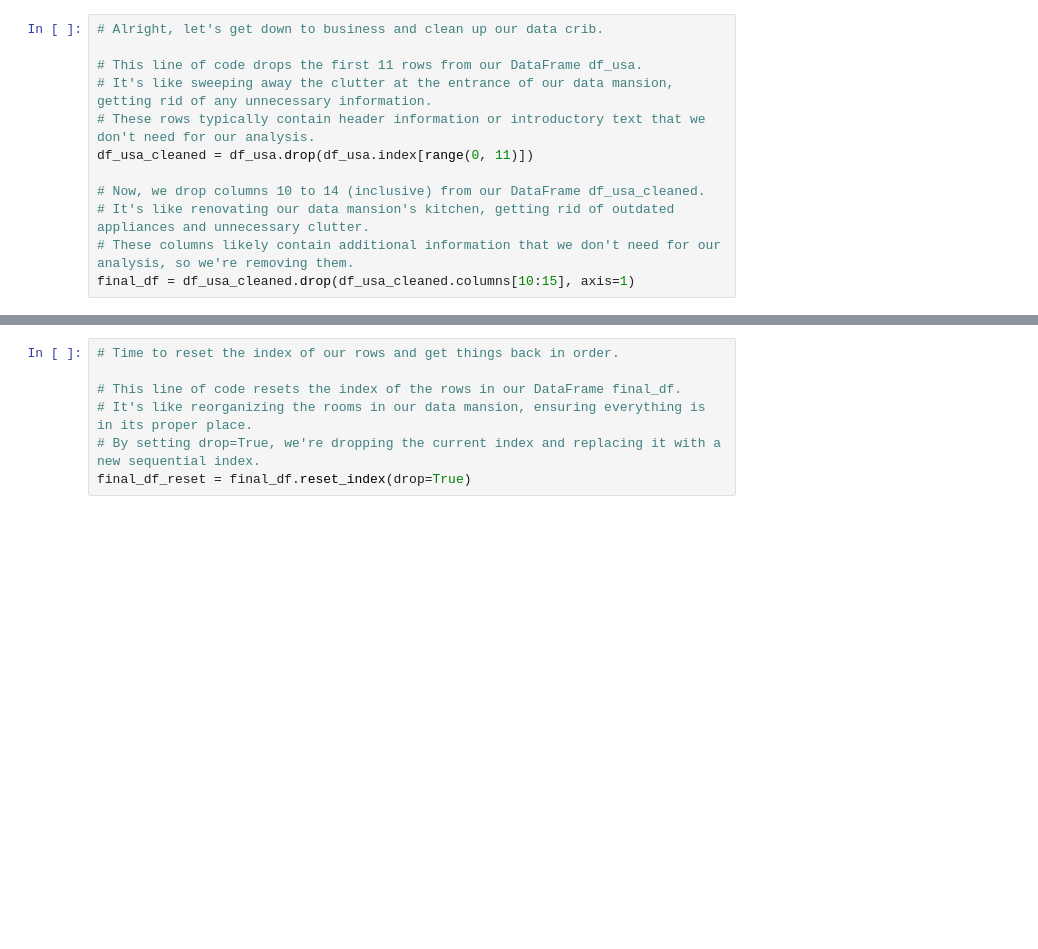
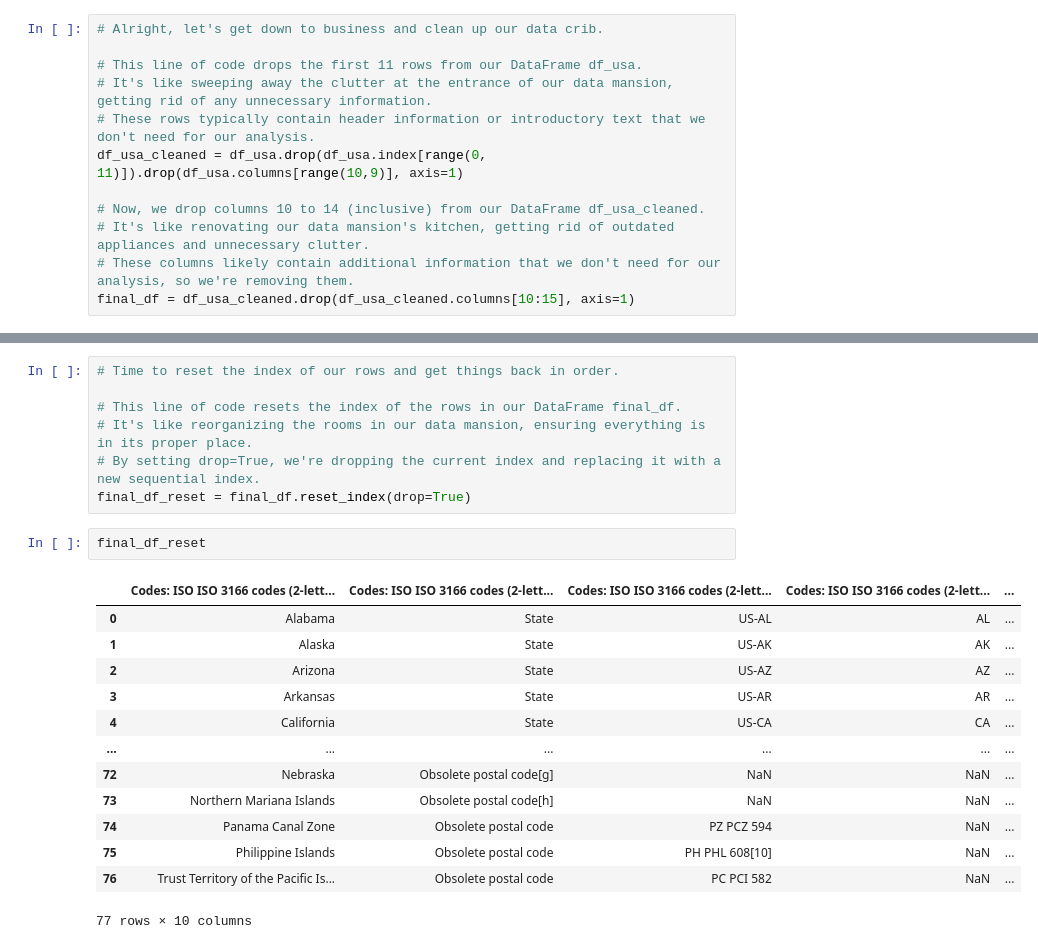
Before and after one commit to wanye71/Python-for-Data-Science, a Jupyter notebook: Exploring Data/Read data with Pandas.ipynb, the cells around one changed output, grey strips where cells are left out. Saved outputs shown, nothing was run; the diff lists cells and outputs as text; blank space fills up the shorter version.

```diff
--- a/Exploring Data/Read data with Pandas.ipynb
+++ b/Exploring Data/Read data with Pandas.ipynb
@@ -114,7 +164,7 @@ df_usa = df[0]
 # This line of code drops the first 11 rows from our DataFrame df_usa.
 # It's like sweeping away the clutter at the entrance of our data mansion, getting rid of any unnecessary information.
 # These rows typically contain header information or introductory text that we don't need for our analysis.
-df_usa_cleaned = df_usa.drop(df_usa.index[range(0, 11)])
+df_usa_cleaned = df_usa.drop(df_usa.index[range(0, 11)]).drop(df_usa.columns[range(10,9)], axis=1)
 
 # Now, we drop columns 10 to 14 (inclusive) from our DataFrame df_usa_cleaned.
 # It's like renovating our data mansion's kitchen, getting rid of outdated appliances and unnecessary clutter.
@@ -145,3 +195,19 @@ final_df.rename(columns={
 # It's like reorganizing the rooms in our data mansion, ensuring everything is in its proper place.
 # By setting drop=True, we're dropping the current index and replacing it with a new sequential index.
 final_df_reset = final_df.reset_index(drop=True)
+# %%
+final_df_reset
+# %% [output]
+|  | Codes: ISO ISO 3166 codes (2-lett... | Codes: ISO ISO 3166 codes (2-lett... | Codes: ISO ISO 3166 codes (2-lett... | Codes: ISO ISO 3166 codes (2-lett... | ... |
+| 0 | Alabama | State | US-AL | AL | ... |
+| 1 | Alaska | State | US-AK | AK | ... |
+| 2 | Arizona | State | US-AZ | AZ | ... |
+| 3 | Arkansas | State | US-AR | AR | ... |
+| 4 | California | State | US-CA | CA | ... |
+| ... | ... | ... | ... | ... | ... |
+| 72 | Nebraska | Obsolete postal code[g] | NaN | NaN | ... |
+| 73 | Northern Mariana Islands | Obsolete postal code[h] | NaN | NaN | ... |
+| 74 | Panama Canal Zone | Obsolete postal code | PZ PCZ 594 | NaN | ... |
+| 75 | Philippine Islands | Obsolete postal code | PH PHL 608[10] | NaN | ... |
+| 76 | Trust Territory of the Pacific Is... | Obsolete postal code | PC PCI 582 | NaN | ... |
+77 rows × 10 columns
```
Also changed, not shown: parts of 3 cells of this notebook, 1 other file.
